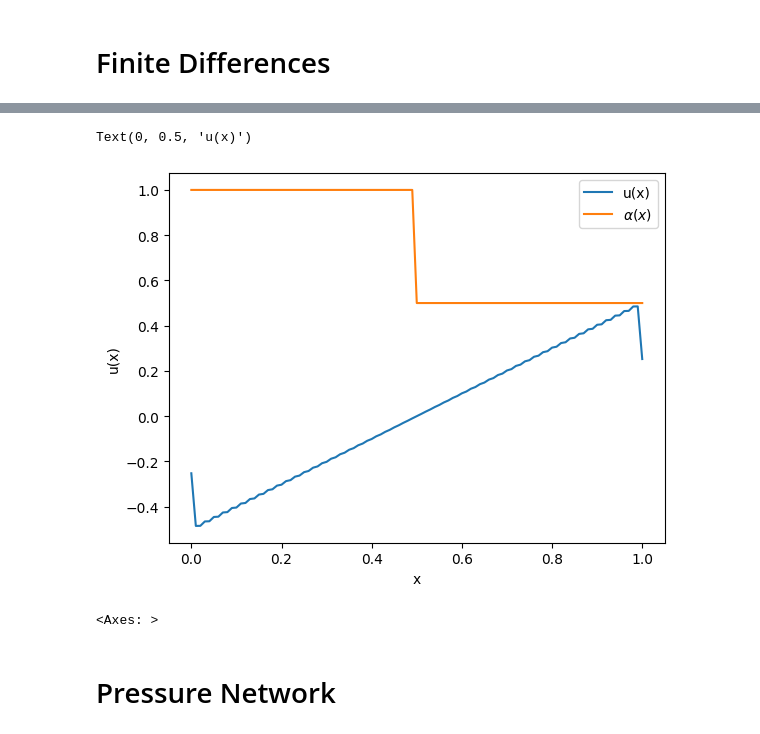
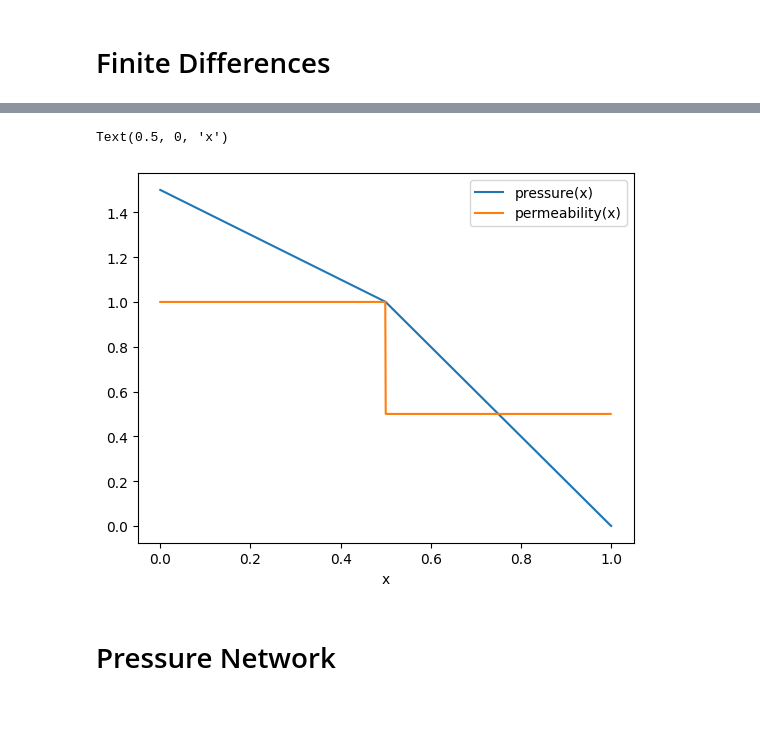
Before and after one commit to clegaard/reduced_order_models, a Jupyter notebook: experiments/1d_darcy.ipynb, the cells around one changed output, grey strips where cells are left out. Saved outputs shown, nothing was run; the diff lists cells and outputs as text; code cells hidden in the pictures.

```diff
--- a/experiments/1d_darcy.ipynb
+++ b/experiments/1d_darcy.ipynb
@@ -74,17 +82,42 @@ ValueError: not enough values to unpack (expected 2, got 1)
-# %%
-fig, ax = plt.subplots()
-ax.plot(x, pressure, label="u(x)")
-ax.plot(x, permeability_x, label=r"$\alpha(x)$")
-ax.legend()
-ax.set_xlabel("x")
-ax.set_ylabel("u(x)")
-# %% [output]
-Text(0, 0.5, 'u(x)')
-[figure, removed]
-# %%
-ax
-# %% [output]
-<Axes: >
+# %%
+x_step = 0.001  # distance between points of solution
+x_begin = 0.0
+x_end = 1.0
+x = jnp.arange(x_begin, x_end + x_step, x_step)
+n_points = x.shape[0]
+vel = 1.0 # velocity throughout the entire domain
+pressure_outlet = 0.0
+
+
+def permeability(x):
+    return cond(x < 0.5, lambda _: 1.0, lambda _: 0.5, None)
+
+permeability_x = vmap(permeability)(x[:-1])
+
+H = np.zeros((n_points, n_points))
+H[0,:2] = np.array([-1,1]) / x_step
+
+for i in range(1,n_points-1):
+    offset = i-1
+    H[i,i-1:i+2] = np.array([-1, 0, 1]) / (2 * x_step)
+H[-1,-1] = 1
+
+H[:n_points-1,:n_points-1] = H[:n_points-1,:n_points-1]*-permeability_x.reshape(-1,1)
+
+y = np.repeat(vel,n_points)
+y[-1] = pressure_outlet
+
+
+pressure = jnp.linalg.solve(H,y)
+
+fig, ax = plt.subplots()
+ax.plot(x, pressure, label="pressure(x)")
+ax.plot(x[:-1], permeability_x, label="permeability(x)")
+ax.legend()
+ax.set_xlabel("x")
+# %% [output]
+Text(0.5, 0, 'x')
+[figure, added]
 # %% [markdown]
 # Pressure Network
 # %%
```
Also changed, not shown: parts of 1 cell of this notebook.
